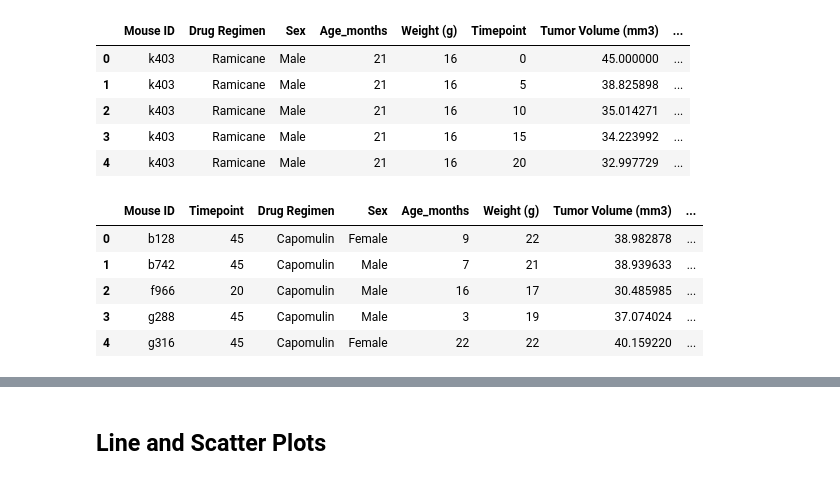
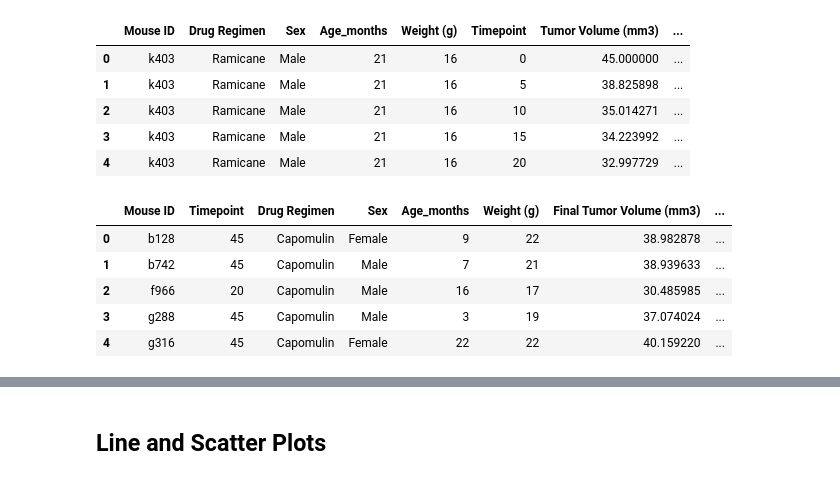
Before and after one commit to JeniLam/MatPlotLib_Challenge, a Jupyter notebook: pymaceuticals_starter.ipynb, the cells around one changed output, grey strips where cells are left out. Cells and saved outputs as stored; diff of their text form; code cells hidden in the pictures.

```diff
--- a/pymaceuticals_starter.ipynb
+++ b/pymaceuticals_starter.ipynb
@@ -215,34 +213,35 @@ ceftamin = quartile_df.loc[quartile_df["Drug Regimen"]=="Ceftamin"]
 # Merge this group df with the original dataframe to get the tumor volume at the last timepoint
 # https://pandas.pydata.org/pandas-docs/stable/user_guide/merging.html
 cap_max=capomulin.groupby('Mouse ID').max()['Timepoint']
 cap_max_df = pd.DataFrame(cap_max)
 cap_max_merge = pd.merge(cap_max_df,quartile_df, on=['Mouse ID','Timepoint'], how='left')
 cap_max_merge.head()
 
 ram_max=ramicane.groupby('Mouse ID').max()['Timepoint']
 ram_max_df = pd.DataFrame(ram_max)
 ram_max_merge = pd.merge(ram_max_df,quartile_df, on=['Mouse ID','Timepoint'], how='left')
 ram_max_merge.head()
 
 inf_max=infubinol.groupby('Mouse ID').max()['Timepoint']
 inf_max_df = pd.DataFrame(inf_max)
 inf_max_merge = pd.merge(inf_max_df,quartile_df, on=['Mouse ID','Timepoint'], how='left')
 inf_max_merge.head()
 
 cef_max=ceftamin.groupby('Mouse ID').max()['Timepoint']
 cef_max_df = pd.DataFrame(cef_max)
 cef_max_merge = pd.merge(cef_max_df,quartile_df, on=['Mouse ID','Timepoint'], how='left')
 cef_max_merge.head()
 
 # merge all 4 dataframes into one to loop through in next cell
 # https://pandas.pydata.org/pandas-docs/stable/user_guide/merging.html concatenating objects
 frames = [cap_max_merge,ram_max_merge, inf_max_merge, cef_max_merge]
 maxtumorvol_four_treatments_df = pd.concat(frames)
 maxtumorvol_four_treatments_df.head()
 final_maxtumorvol_four_treatments_df = maxtumorvol_four_treatments_df.reset_index(drop=True)
+final_maxtumorvol_four_treatments_df.rename(columns={'Tumor Volume (mm3)': 'Final Tumor Volume (mm3)'}, inplace = True)
 final_maxtumorvol_four_treatments_df.head()
 # %% [output]
-|  | Mouse ID | Timepoint | Drug Regimen | Sex | Age_months | Weight (g) | Tumor Volume (mm3) | ... |
+|  | Mouse ID | Timepoint | Drug Regimen | Sex | Age_months | Weight (g) | Final Tumor Volume (mm3) | ... |
 | 0 | b128 | 45 | Capomulin | Female | 9 | 22 | 38.982878 | ... |
 | 1 | b742 | 45 | Capomulin | Male | 7 | 21 | 38.939633 | ... |
 | 2 | f966 | 20 | Capomulin | Male | 16 | 17 | 30.485985 | ... |
```
Also changed, not shown: parts of 7 cells of this notebook.
